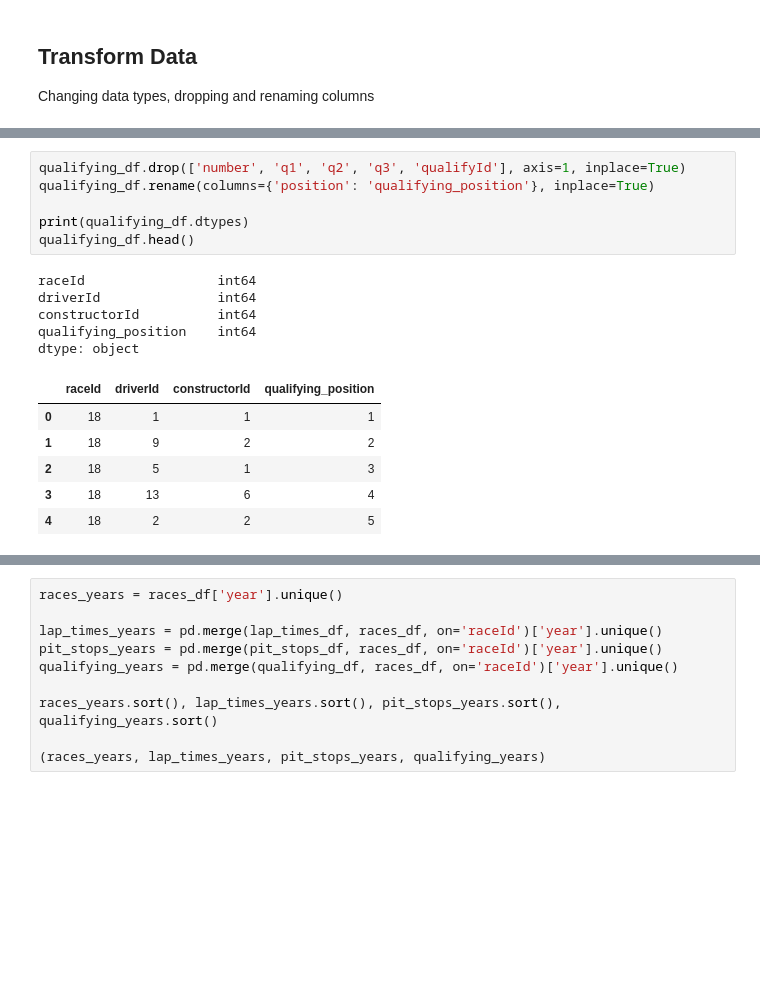
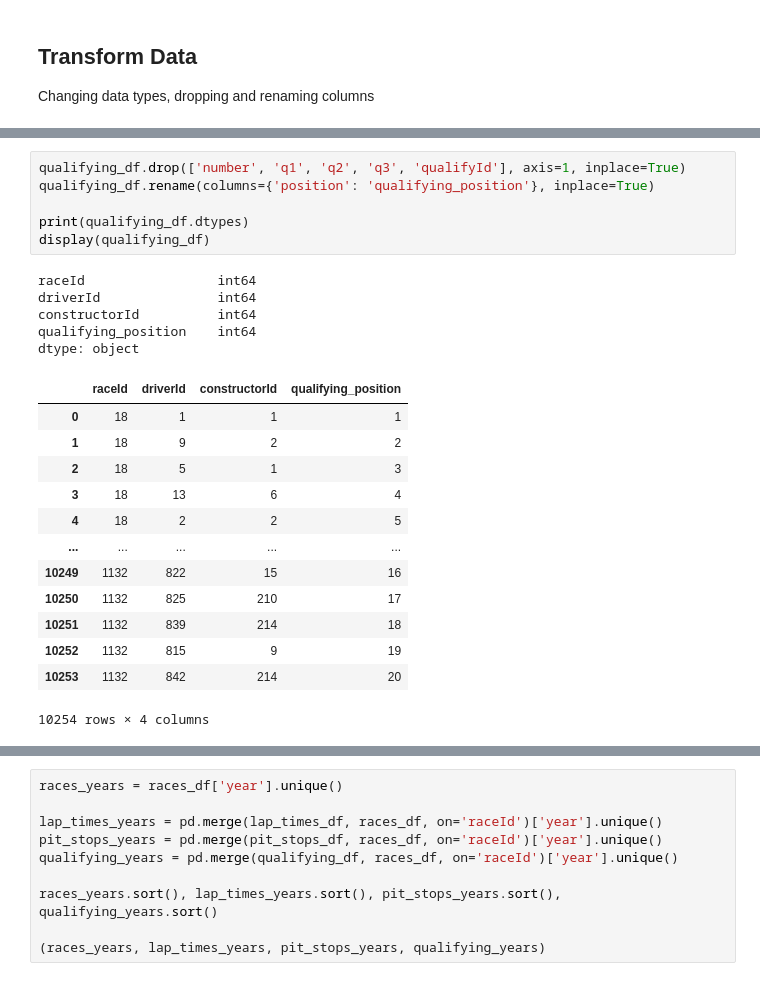
Before and after one commit to jennydang61/Driver-Performance-Prediction, a Jupyter notebook: formula1.ipynb, the cells around one changed output, grey strips where cells are left out. Cells and saved outputs as stored; diff of their text form; blank space fills up the shorter version.

```diff
--- a/formula1.ipynb
+++ b/formula1.ipynb
@@ -63,21 +70,28 @@ dtype: object
 # %%
 qualifying_df.drop(['number', 'q1', 'q2', 'q3', 'qualifyId'], axis=1, inplace=True)
 qualifying_df.rename(columns={'position': 'qualifying_position'}, inplace=True)
 
 print(qualifying_df.dtypes)
-qualifying_df.head()
+display(qualifying_df)
 # %% [output]
 raceId                 int64
 driverId               int64
 constructorId          int64
 qualifying_position    int64
 dtype: object
 |  | raceId | driverId | constructorId | qualifying_position |
 | 0 | 18 | 1 | 1 | 1 |
 | 1 | 18 | 9 | 2 | 2 |
 | 2 | 18 | 5 | 1 | 3 |
 | 3 | 18 | 13 | 6 | 4 |
 | 4 | 18 | 2 | 2 | 5 |
+| ... | ... | ... | ... | ... |
+| 10249 | 1132 | 822 | 15 | 16 |
+| 10250 | 1132 | 825 | 210 | 17 |
+| 10251 | 1132 | 839 | 214 | 18 |
+| 10252 | 1132 | 815 | 9 | 19 |
+| 10253 | 1132 | 842 | 214 | 20 |
+10254 rows × 4 columns
 # %%
 lap_times_df.drop(['time', 'lap', 'position'], axis=1, inplace=True)
 lap_times_df.rename(columns={'milliseconds': 'lap_time_milliseconds'}, inplace=True)
```
Also changed, not shown: parts of 18 cells of this notebook, 2 other files.
